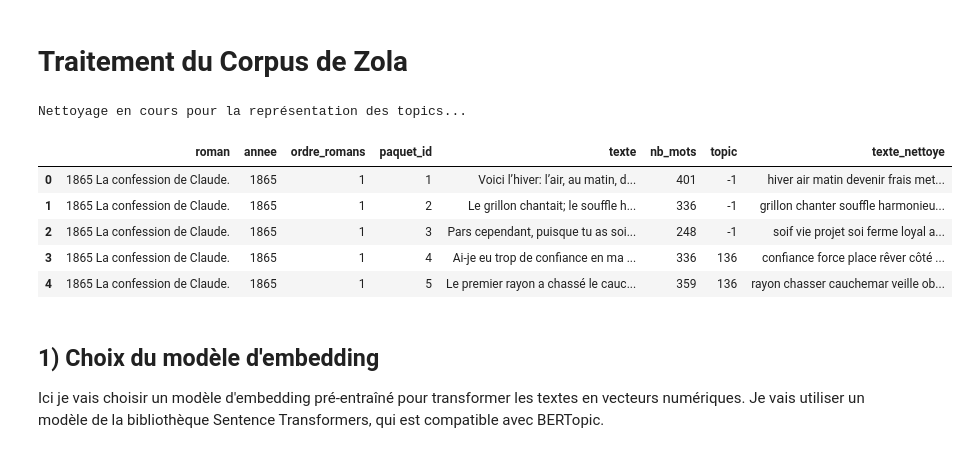
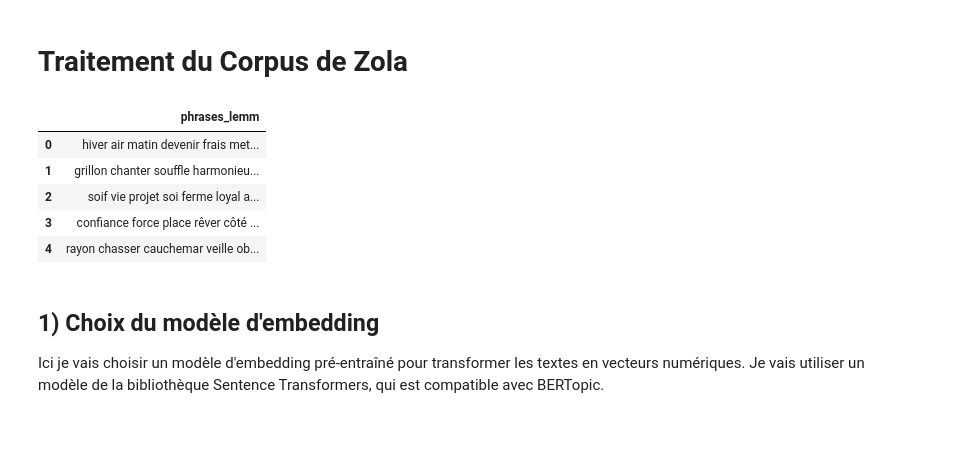
Before and after one commit to NagromLeBG/zola-dtm, a Jupyter notebook: notebooks/04_BERTopic.ipynb, the cells around one changed output. Saved outputs shown, nothing was run; the diff lists cells and outputs as text; code cells hidden in the pictures.

```diff
--- a/notebooks/04_BERTopic.ipynb
+++ b/notebooks/04_BERTopic.ipynb
@@ -26,10 +26,6 @@ df.head()
 | 2 | 1865 La confession de Claude. | 1865 | 1 | 3 | Pars cependant, puisque tu as soi... | 248 |
 | 3 | 1865 La confession de Claude. | 1865 | 1 | 4 | Ai-je eu trop de confiance en ma ... | 336 |
 | 4 | 1865 La confession de Claude. | 1865 | 1 | 5 | Le premier rayon a chassé le cauc... | 359 |
-# %%
-nlp = spacy.load("fr_core_news_lg") #chargement du modèle de langue français de spacy
-
-nlp.max_length = 2_000_000
 # %%
 df.shape
 # %% [output]
@@ -37,33 +33,49 @@ df.shape
 # %% [markdown]
 # **Traitement du Corpus de Zola**
 # %%
-def clean_for_topics(text):
-    doc = nlp(text)
-    mots_propres = []
+# Chargement du modèle avec désactivation du 'parser' syntaxique pour gagner en vitesse
+# On garde impérativement 'ner' pour repérer les personnages/lieux et 'lemmatizer'
+nlp = spacy.load("fr_core_news_lg", disable=["parser"])
+nlp.max_length = 2_000_000
+
+#on convertit en liste
+textes_bruts = df["texte"].astype(str).tolist()
+
+textes_nettoyes = []
+
+# Utilisation de nlp.pipe pour traiter les textes par blocs (très rapide)
+for doc in nlp.pipe(textes_bruts, batch_size=50):
+    tokens = [] # Liste pour stocker les tokens nettoyés
 
     for token in doc:
-        # Exclusion de la ponctuation, des stop words, des nombres et des Entités Nommées
-        if token.is_punct or token.is_stop or token.like_num or token.ent_type_ in ['PER', 'LOC', 'ORG']:
-            continue
+        lemme = token.lemma_.lower() # Obtenir le lemme du token en minuscules
 
-        # Conservation et lemmatisation des Noms, Adjectifs et Verbes
-        if token.pos_ in ['NOUN', 'ADJ', 'VERB']:
-            mots_propres.append(token.lemma_.lower())
+        if (
+            not token.is_stop # Ignorer les stop words spaCy par défaut
+            and not token.is_punct # Ignorer la ponctuation
+            and not token.like_num # Ignorer les chiffres
+            and not token.is_space # Ignorer les espaces vides
+            and token.ent_type_ not in ['PER', 'LOC', 'ORG'] # Ignorer les Personnages, Lieux et Organisations
+            and token.pos_ in {"NOUN", "ADJ", "VERB"}  # Garder Noms, Adjectifs ET Verbes
+            and len(lemme) > 2 # Ignorer les mots de 1 ou 2 lettres
+        ):
+            tokens.append(lemme)
 
-    return " ".join(mots_propres)
+    # Rejoindre les tokens validés et les ajouter à la liste finale
+    textes_nettoyes.append(" ".join(tokens))
 
-# Application sur ton dataframe existant
-print("Nettoyage en cours pour la représentation des topics...")
-df['texte_nettoye'] = df['texte'].apply(clean_for_topics)
-df.head()
+# Application de la liste nettoyée à la nouvelle colonne du DataFrame
+df["phrases_lemm"] = textes_nettoyes
+
+# Affichage du résultat
+df[["phrases_lemm"]].head()
 # %% [output]
-Nettoyage en cours pour la représentation des topics...
-|  | roman | annee | ordre_romans | paquet_id | texte | nb_mots | topic | texte_nettoye |
-| 0 | 1865 La confession de Claude. | 1865 | 1 | 1 | Voici l’hiver: l’air, au matin, d... | 401 | -1 | hiver air matin devenir frais met... |
-| 1 | 1865 La confession de Claude. | 1865 | 1 | 2 | Le grillon chantait; le souffle h... | 336 | -1 | grillon chanter souffle harmonieu... |
-| 2 | 1865 La confession de Claude. | 1865 | 1 | 3 | Pars cependant, puisque tu as soi... | 248 | -1 | soif vie projet soi ferme loyal a... |
-| 3 | 1865 La confession de Claude. | 1865 | 1 | 4 | Ai-je eu trop de confiance en ma ... | 336 | 136 | confiance force place rêver côté ... |
-| 4 | 1865 La confession de Claude. | 1865 | 1 | 5 | Le premier rayon a chassé le cauc... | 359 | 136 | rayon chasser cauchemar veille ob... |
+|  | phrases_lemm |
+| 0 | hiver air matin devenir frais met... |
+| 1 | grillon chanter souffle harmonieu... |
+| 2 | soif vie projet soi ferme loyal a... |
+| 3 | confiance force place rêver côté ... |
+| 4 | rayon chasser cauchemar veille ob... |
 # %% [markdown]
 ## **1) Choix du modèle d'embedding**
 
```
Also changed, not shown: parts of 16 cells of this notebook.
